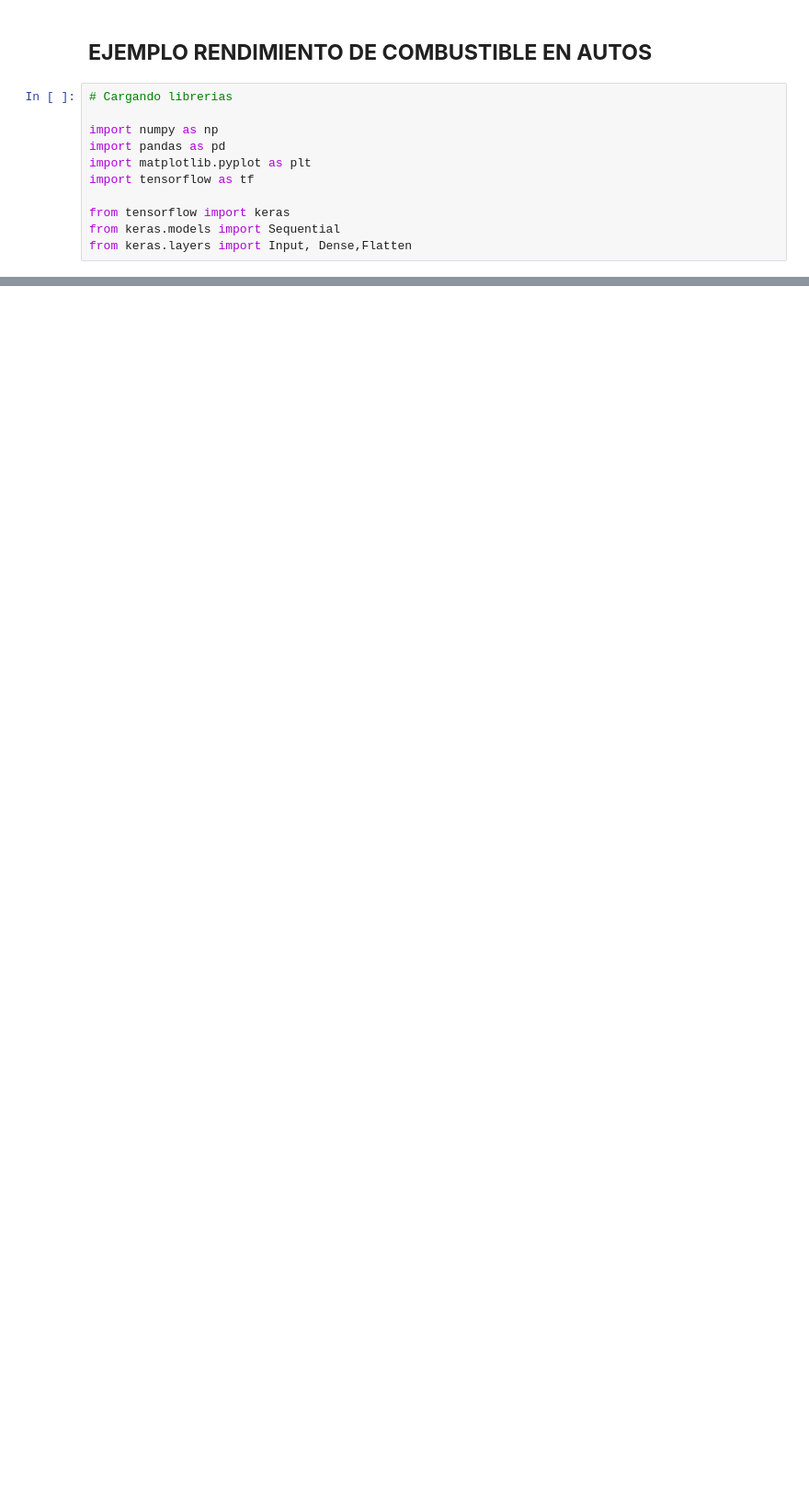
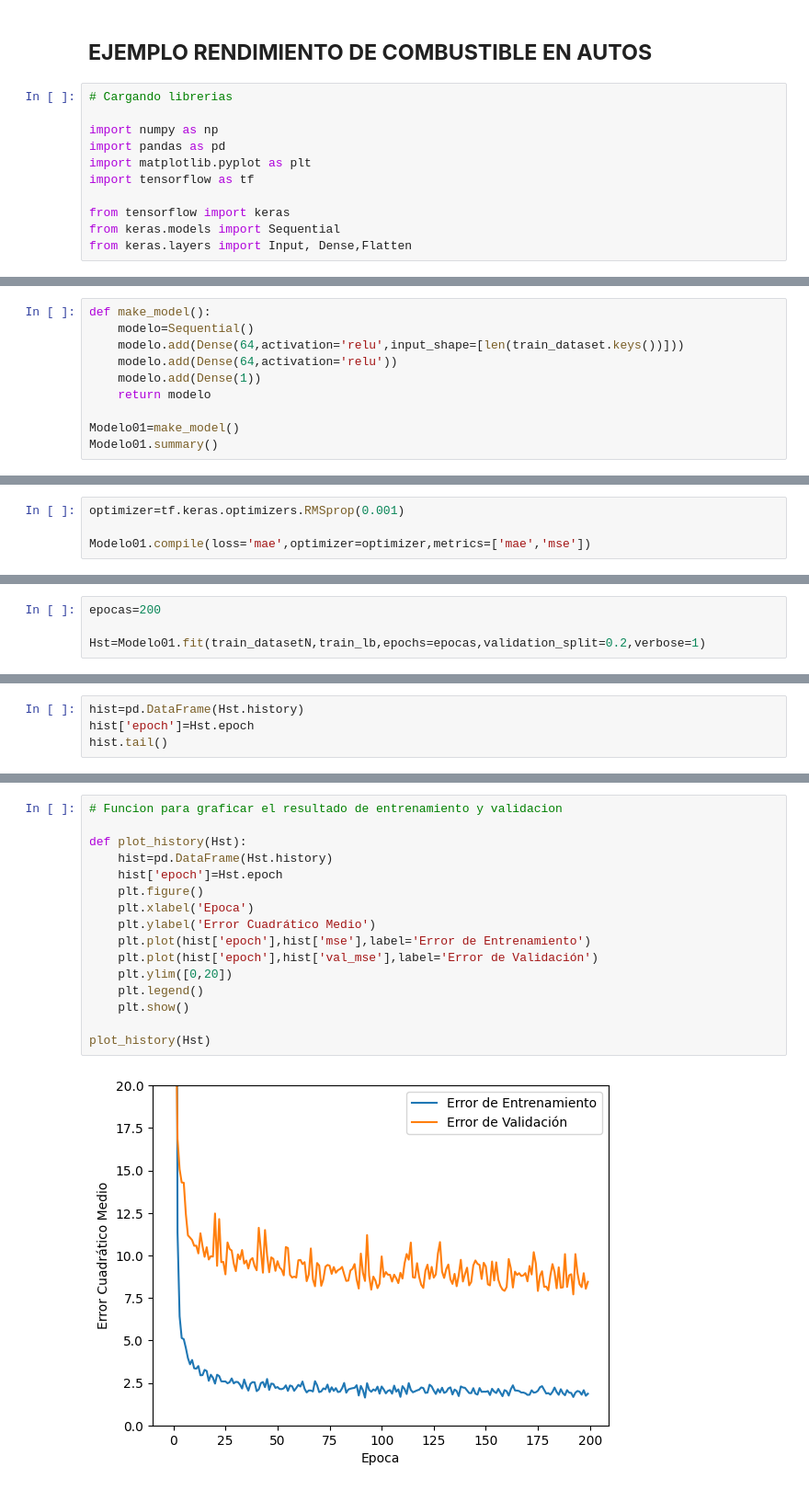
Before and after one commit to fvelez78/DeepLearn, a Jupyter notebook: Auto_MPG.ipynb, the cells around one changed output, grey strips where cells are left out. Shown at 92% size. Cells and saved outputs as stored; diff of their text form; blank space fills up the shorter version.

```diff
--- a/Auto_MPG.ipynb
+++ b/Auto_MPG.ipynb
@@ -53,0 +138,10 @@ dtype: int64
+# %%
+def make_model():
+    modelo=Sequential()
+    modelo.add(Dense(64,activation='relu',input_shape=[len(train_dataset.keys())]))
+    modelo.add(Dense(64,activation='relu'))
+    modelo.add(Dense(1))
+    return modelo
+
+Modelo01=make_model()
+Modelo01.summary()
@@ -53,0 +164,4 @@ dtype: int64
+# %%
+optimizer=tf.keras.optimizers.RMSprop(0.001)
+
+Modelo01.compile(loss='mae',optimizer=optimizer,metrics=['mae','mse'])
@@ -53,0 +170,4 @@ dtype: int64
+# %%
+epocas=200
+
+Hst=Modelo01.fit(train_datasetN,train_lb,epochs=epocas,validation_split=0.2,verbose=1)
@@ -53,0 +194,4 @@ dtype: int64
+# %%
+hist=pd.DataFrame(Hst.history)
+hist['epoch']=Hst.epoch
+hist.tail()
@@ -53,0 +205,18 @@ dtype: int64
+# %%
+# Funcion para graficar el resultado de entrenamiento y validacion
+
+def plot_history(Hst):
+    hist=pd.DataFrame(Hst.history)
+    hist['epoch']=Hst.epoch
+    plt.figure()
+    plt.xlabel('Epoca')
+    plt.ylabel('Error Cuadrático Medio')
+    plt.plot(hist['epoch'],hist['mse'],label='Error de Entrenamiento')
+    plt.plot(hist['epoch'],hist['val_mse'],label='Error de Validación')
+    plt.ylim([0,20])
+    plt.legend()
+    plt.show()
+
+plot_history(Hst)
+# %% [output]
+[figure, added]
```
Also changed, not shown: parts of 19 cells of this notebook.
